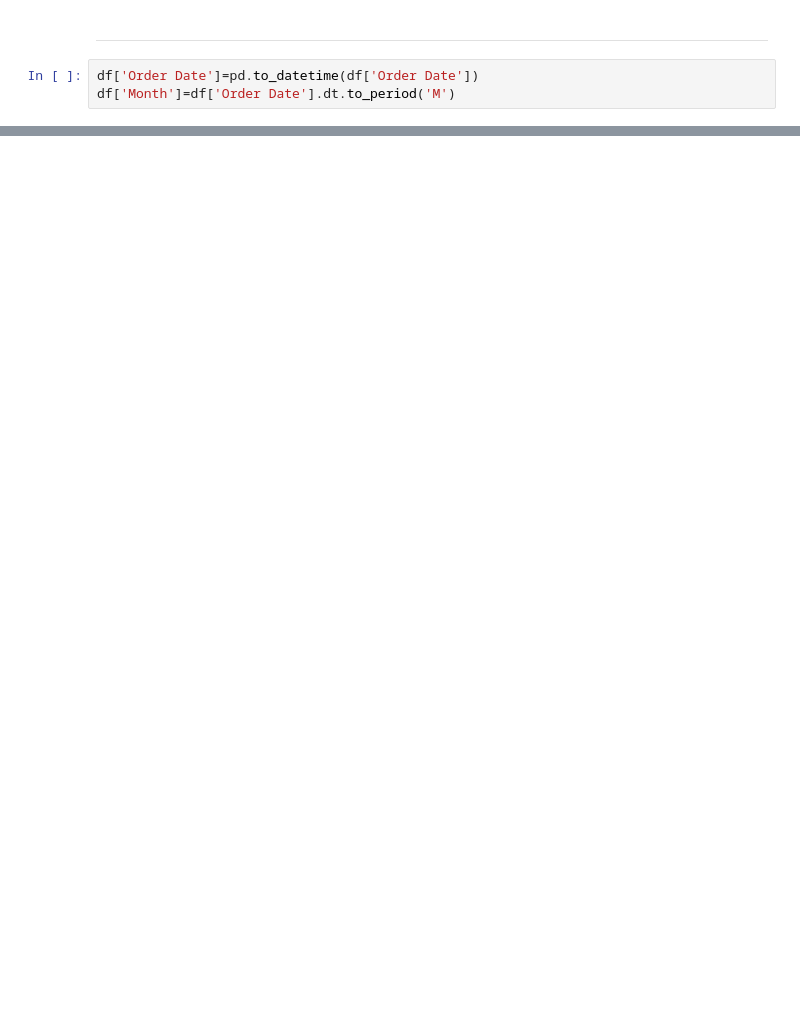
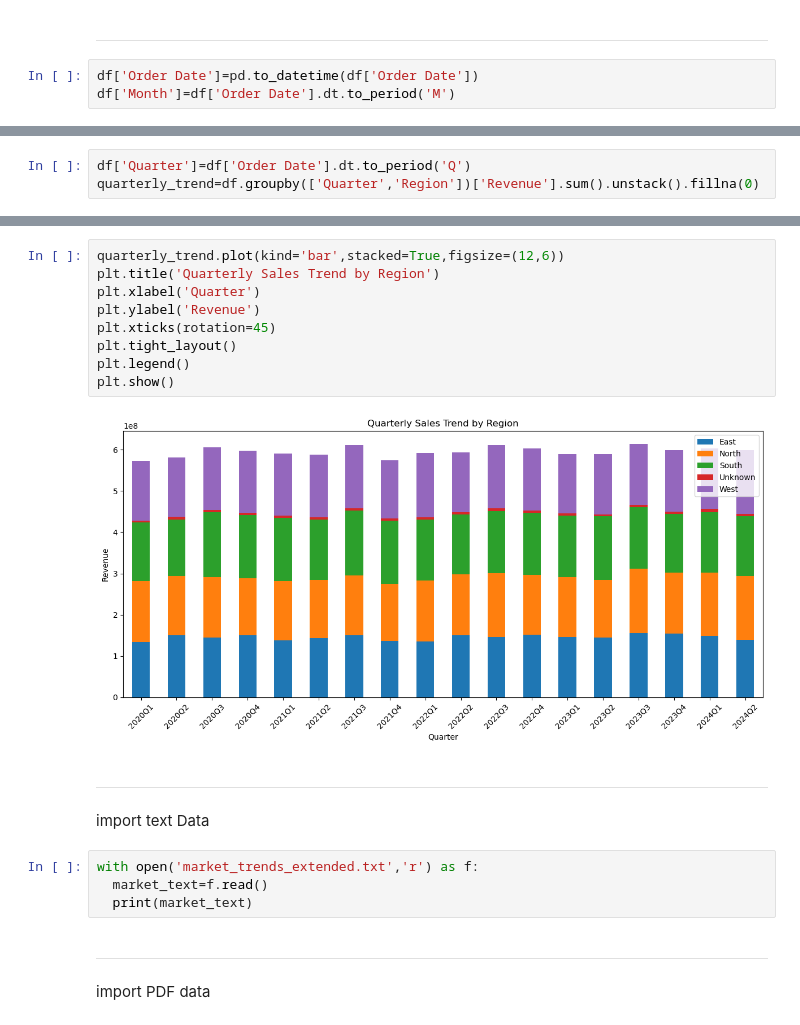
Before and after one commit to Pratik1Bhuwad/Market-Insight-AI-Agent, a Jupyter notebook: marketDataAnalysis.ipynb, the cells around one changed output, grey strips where cells are left out. Drawn from its saved outputs; the diff is of its cells as text; blank space fills up the shorter version.

```diff
--- a/marketDataAnalysis.ipynb
+++ b/marketDataAnalysis.ipynb
@@ -103,0 +163,3 @@ df['Month']=df['Order Date'].dt.to_period('M')
+# %%
+df['Quarter']=df['Order Date'].dt.to_period('Q')
+quarterly_trend=df.groupby(['Quarter','Region'])['Revenue'].sum().unstack().fillna(0)
@@ -103,0 +187,21 @@ df['Month']=df['Order Date'].dt.to_period('M')
+# %%
+quarterly_trend.plot(kind='bar',stacked=True,figsize=(12,6))
+plt.title('Quarterly Sales Trend by Region')
+plt.xlabel('Quarter')
+plt.ylabel('Revenue')
+plt.xticks(rotation=45)
+plt.tight_layout()
+plt.legend()
+plt.show()
+# %% [output]
+[figure, added]
+# %% [markdown]
+---
+import text Data
+# %%
+with open('market_trends_extended.txt','r') as f:
+  market_text=f.read()
+  print(market_text)
+# %% [markdown]
+---
+import PDF data
```
Also changed, not shown: parts of 17 cells of this notebook.
